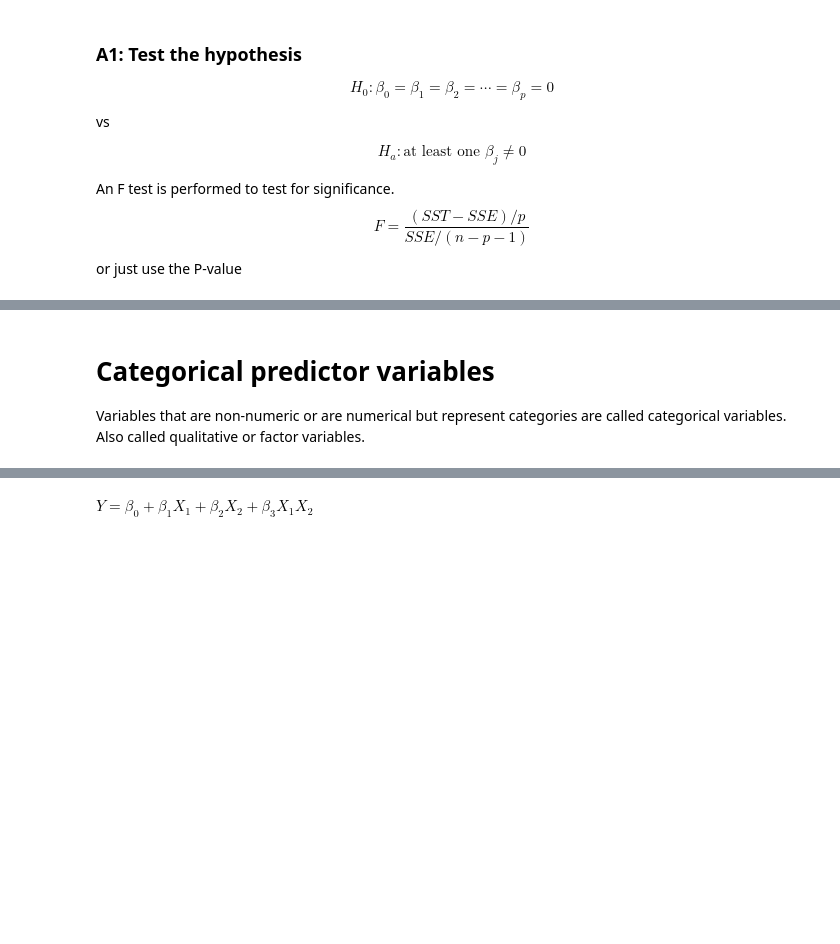
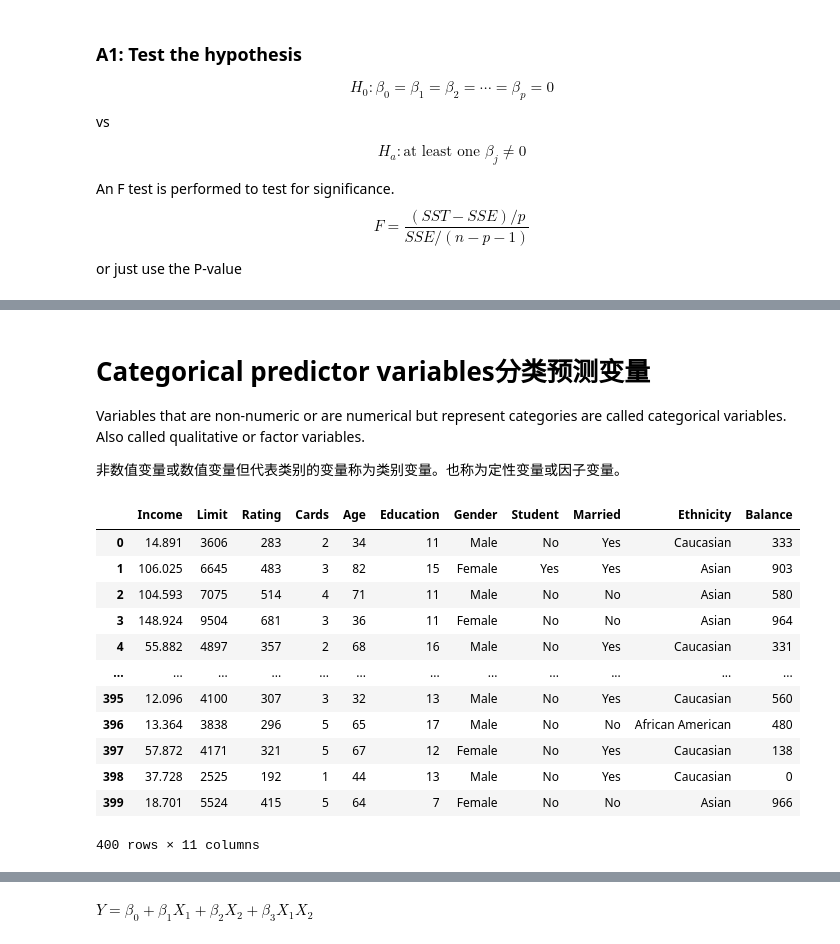
Before and after one commit to Nefarian1/STQD6024-Machine-Learning, a Jupyter notebook: Week2.ipynb, the cells around one changed output, grey strips where cells are left out. Cells and saved outputs as stored; diff of their text form; code cells hidden in the pictures; blank space fills up the shorter version.

```diff
--- a/Week2.ipynb
+++ b/Week2.ipynb
@@ -134,9 +273,25 @@ In the above model, Newspaper does not appear to have a relationship with sales
 # %% [markdown]
-# Categorical predictor variables
+# Categorical predictor variables分类预测变量
 Variables that are non-numeric or are numerical but represent categories are called categorical variables. Also called qualitative or factor variables.
+
+非数值变量或数值变量但代表类别的变量称为类别变量。也称为定性变量或因子变量。
 # %%
-credit = pd.read_csv('data/Credit.csv')
+credit = pd.read_csv('/content/Credit.csv')
 credit
+# %% [output]
+|  | Income | Limit | Rating | Cards | Age | Education | Gender | Student | Married | Ethnicity | Balance |
+| 0 | 14.891 | 3606 | 283 | 2 | 34 | 11 | Male | No | Yes | Caucasian | 333 |
+| 1 | 106.025 | 6645 | 483 | 3 | 82 | 15 | Female | Yes | Yes | Asian | 903 |
+| 2 | 104.593 | 7075 | 514 | 4 | 71 | 11 | Male | No | No | Asian | 580 |
+| 3 | 148.924 | 9504 | 681 | 3 | 36 | 11 | Female | No | No | Asian | 964 |
+| 4 | 55.882 | 4897 | 357 | 2 | 68 | 16 | Male | No | Yes | Caucasian | 331 |
+| ... | ... | ... | ... | ... | ... | ... | ... | ... | ... | ... | ... |
+| 395 | 12.096 | 4100 | 307 | 3 | 32 | 13 | Male | No | Yes | Caucasian | 560 |
+| 396 | 13.364 | 3838 | 296 | 5 | 65 | 17 | Male | No | No | African American | 480 |
+| 397 | 57.872 | 4171 | 321 | 5 | 67 | 12 | Female | No | Yes | Caucasian | 138 |
+| 398 | 37.728 | 2525 | 192 | 1 | 44 | 13 | Male | No | Yes | Caucasian | 0 |
+| 399 | 18.701 | 5524 | 415 | 5 | 64 | 7 | Female | No | No | Asian | 966 |
+400 rows × 11 columns
 # %%
 credit['Female'] = (credit.Gender == 'Female').astype(int)
 # %%
```
Also changed, not shown: parts of 36 cells of this notebook.
